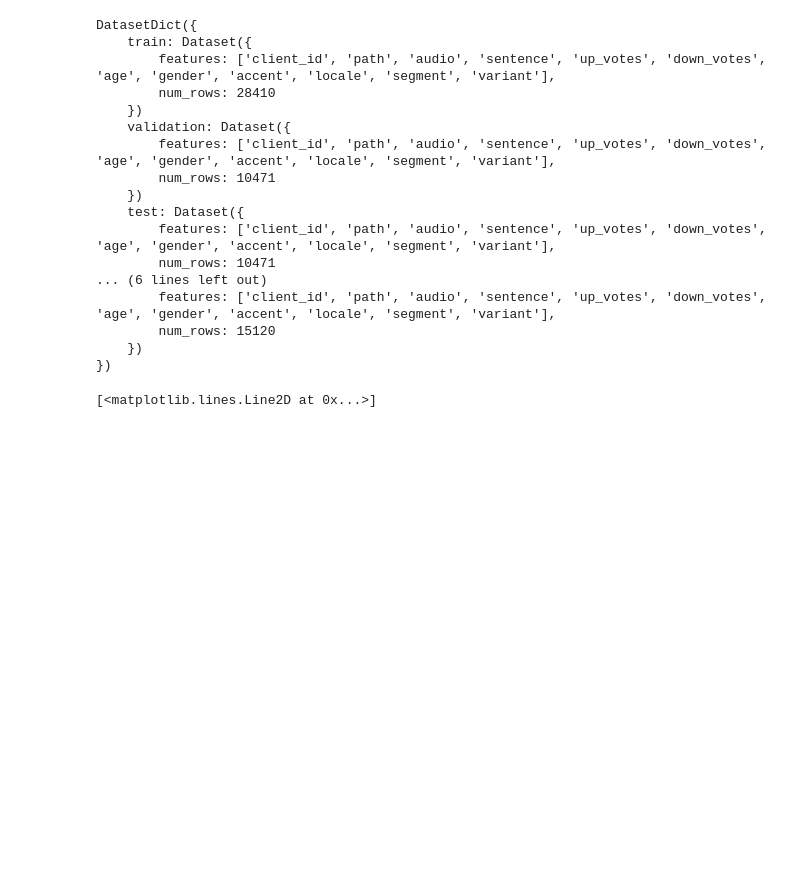
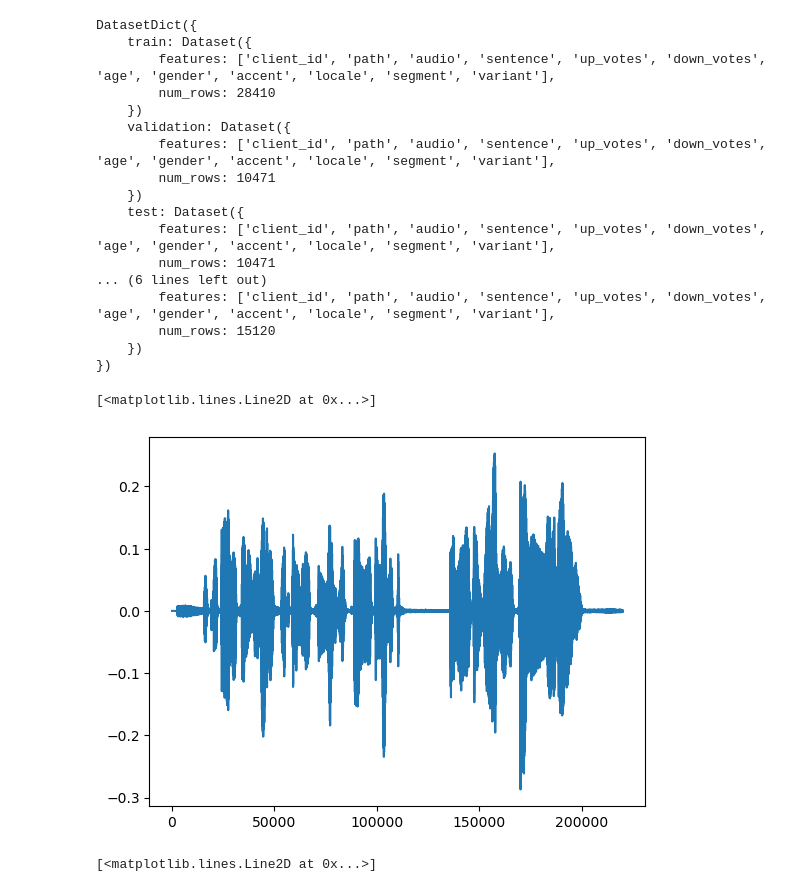
Before and after one commit to roodey145/NoMusic, a Jupyter notebook: MusicRemover.ipynb, the cells around one changed output. Cells and saved outputs as stored; diff of their text form; code cells hidden in the pictures; blank space fills up the shorter version.

```diff
--- a/MusicRemover.ipynb
+++ b/MusicRemover.ipynb
@@ -38,2 +40,5 @@ dataset2 = load_dataset("MohamedRashad/common-voice-18-arabic")
 # %%
-help(load_dataset)
+# This library differ from CLArTTS, it requires a specific dependency which is torchcodec.
+# that specific library is not working atm, so the easy solution is to turn it off by
+# turning off the decode
+dataset2 = dataset2.cast_column("audio", Audio(decode=False)).map(decode_audio, num_proc=8)
@@ -124,6 +132,11 @@ dataset2["train"].cast_column("audio", Audio(sampling_rate=48_000))[0]
 exampleAudioI = 1000
 audio_e_data = dataset1["train"][exampleAudioI]["audio"]
 audio_e_samplerate = dataset1["train"][exampleAudioI]["sampling_rate"]
+# %%
+plt.plot(dataset2["train"][exampleAudioI]["audio"])
+# %% [output]
+[<matplotlib.lines.Line2D at 0x...>]
+[figure, added]
 # %%
 sd.play(data=audio_e_data, samplerate=audio_e_samplerate)
 # %%
```
Also changed, not shown: parts of 11 cells of this notebook.
